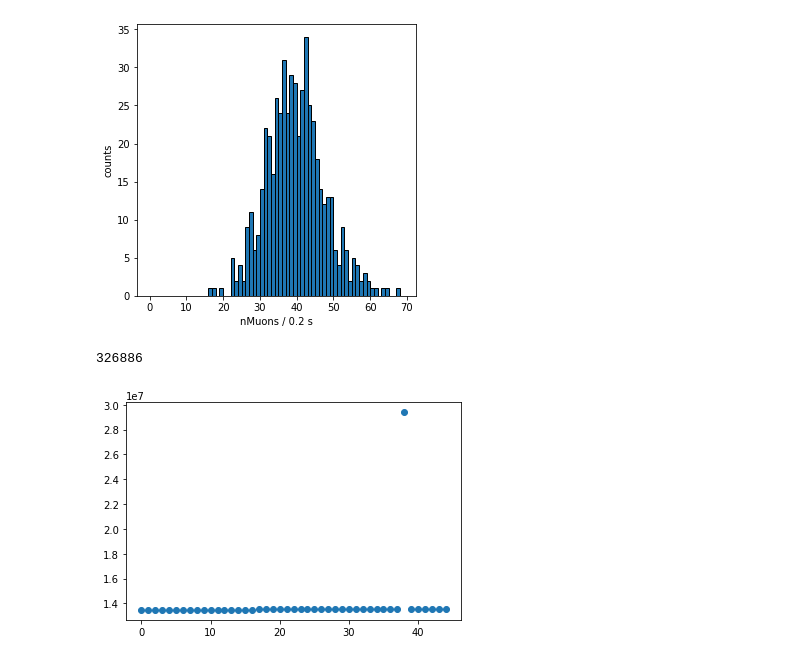
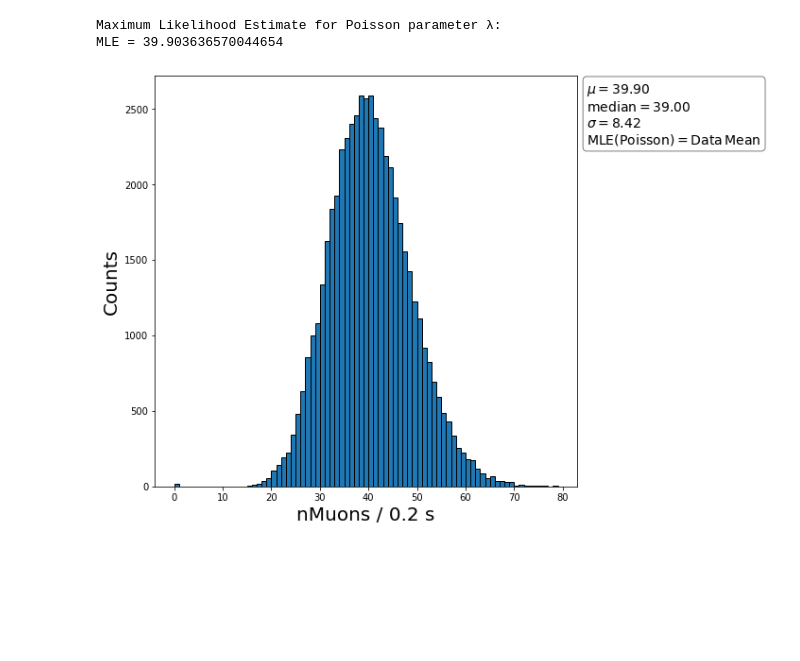
Before and after one commit to GeorgeAlex22/scout, a Jupyter notebook: Rates.ipynb, the cells around one changed output. Drawn from its saved outputs; the diff is of its cells as text; code cells hidden in the pictures; blank space fills up the shorter version.

Commit message:
Added MergeData, optimized most loops
ReferenceRunQuickAnalysis and Rates now produce .txt file with the histogram data

```diff
--- a/Rates.ipynb
+++ b/Rates.ipynb
@@ -139,0 +53,15 @@ total recording time 106615135913.0000 ns (~= 106.6 s)
+# %%
+muons=np.zeros(bins)
+sclice=np.array([orbitMin+ ((orbitMax-orbitMin)/bins)*i for i in range(bins+1)])
+
+# Count the events in the first orbit = orbitMin
+for orbit in df:
+    if(orbit > orbitMin): break
+    if(orbit == orbitMin): muons[0] += 1
+
+df = df[int(muons[0]):] # We already counted the first orbit
+i = 0
+for orbit in df:
+    while not (orbit > sclice[i] and orbit <= sclice[i + 1]) and i < bins-1: # Note the <= in 'orbit <= slicePlusOne[i]'.
+        i = i + 1                                                              # It is needed to capture the last orbit.
+    muons[i] += 1
@@ -140,17 +77,30 @@ total recording time 106615135913.0000 ns (~= 106.6 s)
+# %%
+Nmuons = int(muons.sum())
+Ncounts = len(muons) # How many time intervals
+
+mu = muons.mean()
+med = np.median(muons)
+sigma = muons.std()
+MLE = Nmuons/Ncounts
+print("Maximum Likelihood Estimate for Poisson parameter λ: \nMLE = {}" .format(MLE))
+# %% [output]
+Maximum Likelihood Estimate for Poisson parameter λ:
+MLE = 39.903636570044654
 # %%
-maxBins = 70
-plt.figure(figsize=(5,5))
+maxBins = 80
+plt.figure(figsize=(8,8))
 binCounts, bin_edges, patches = plt.hist(muons, bins= [i for i in range(maxBins)], histtype = 'bar', ec='black', density = False)
-plt.xlabel('nMuons / %2.1f s'%(timePerBin*1.e-9)) # latex can be entered in the label's string
-plt.ylabel('counts')
+plt.xlabel('nMuons / %2.1f s'%(timePerBin*1.e-9), fontsize = 20) # latex can be entered in the label's string
+plt.ylabel('Counts', fontsize = 20)
+
+props = dict(boxstyle='round', facecolor='white', alpha=0.5)
+boxtxt = '\n'.join((
+    r'$\mu=%.2f$' % (mu, ),
+    r'$\mathrm{median}=%.2f$' % (med, ),
+    r'$\sigma=%.2f$' % (sigma, ),
+    r'$\mathrm{MLE(Poisson)}=\mathrm{Data \, Mean}$'))
+
+plt.text(85, 2270, boxtxt, fontsize=14, bbox = props)
 plt.show()
 # %% [output]
-[figure, old version]
+[figure, new version]
-# %%
-plt.scatter([i for i in range(45)],dfg[24]['orbit'][:45])
-
-print(dfg[24]['run'][0])
-#  We can see that the lonely dot appears at the entry with index 38, in the run 326886. It propably does not alter the rate distribution that much, but nevertheless it need to be fixed.
-# %% [output]
-326886
-[figure, removed]
```
Also changed, not shown: parts of 14 cells of this notebook, 4 other files.
